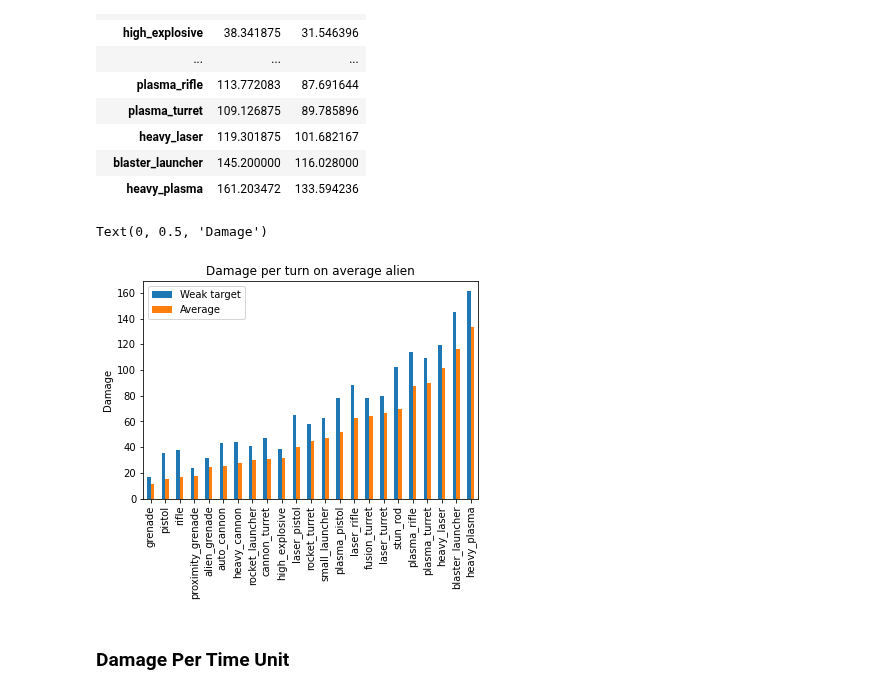
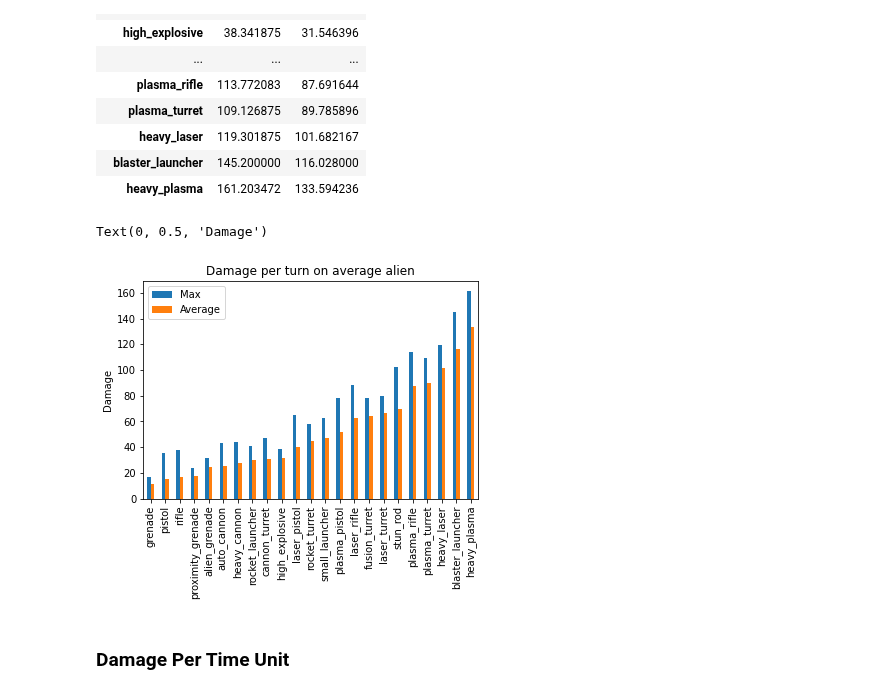
Before and after one commit to Bernardo-MG/xcom-analysis-jupyter-notebook, a Jupyter notebook: enemy_unknown/enemy_survivability.ipynb, the cells around one changed output. Drawn from its saved outputs; the diff is of its cells as text; code cells hidden in the pictures.

```diff
--- a/enemy_unknown/enemy_survivability.ipynb
+++ b/enemy_unknown/enemy_survivability.ipynb
@@ -51,12 +52,12 @@ average_damages_expected
 | heavy_plasma | 161.203472 | 133.594236 |
 # %%
 ax = average_damages_expected.plot.bar(title="Damage per turn on average alien", legend=False)
-ax.legend(["Weak target", "Average"])
+ax.legend(["Max", "Average"])
 ax.xaxis.get_label().set_visible(False)
 ax.set_ylabel("Damage")
 # %% [output]
 Text(0, 0.5, 'Damage')
-[figure, old version]
+[figure, new version]
 # %% [markdown]
 ### Damage Per Time Unit
 # %%
```
Also changed, not shown: parts of 6 cells of this notebook, 1 other file.
